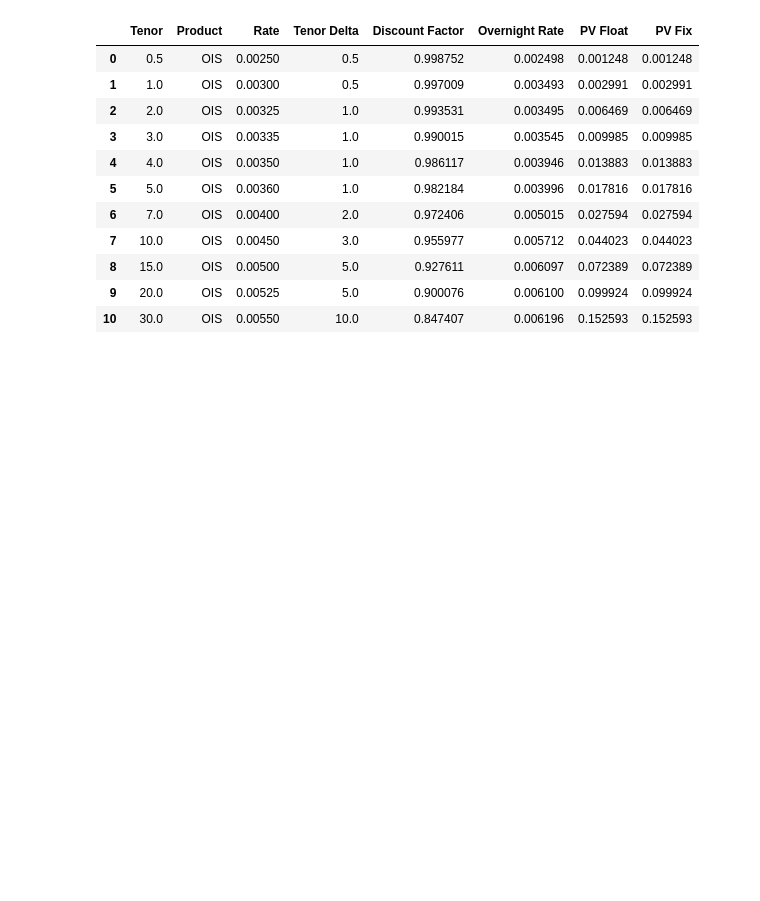
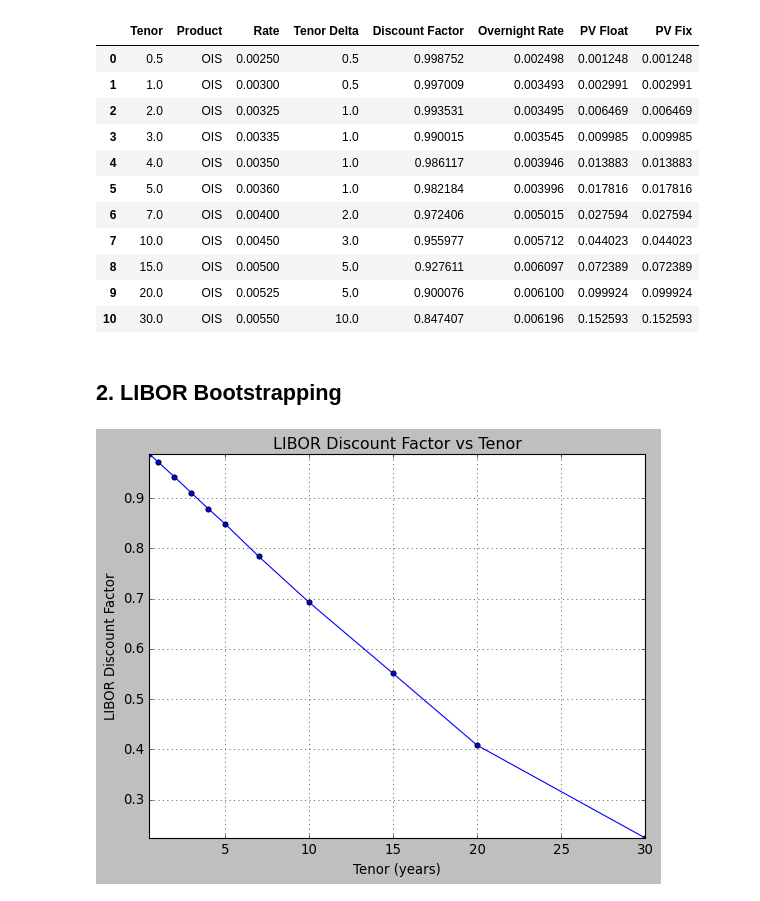
Before and after one commit to andreignatius/fixed-income, a Jupyter notebook: bootstrap_swap_curve/bootstrapping_swap_curve_eko.ipynb, the cells around one changed output. Saved outputs shown, nothing was run; the diff lists cells and outputs as text; code cells hidden in the pictures; blank space fills up the shorter version.

Commit message:
feat(libor discount factor): add libor irs bootstrapping

```diff
--- a/bootstrap_swap_curve/bootstrapping_swap_curve_eko.ipynb
+++ b/bootstrap_swap_curve/bootstrapping_swap_curve_eko.ipynb
@@ -202,7 +231,7 @@ class OISBootstrapping:
                             0, :
                         ]
                         prev_discount_factor_dict[i] = (
-                            self.interpolate_discount_factor_between_tenor(
+                            interpolate_discount_factor_between_tenor(
                                 ois_row_before_i["Discount Factor"],
                                 ois_row_after_i["Discount Factor"],
                                 ois_row_before_i["Tenor"],
@@ -212,7 +241,7 @@ class OISBootstrapping:
                         )
                     else:
                         prev_discount_factor_dict[i] = (
-                            lambda discount_factor, interp_tenor: self.interpolate_discount_factor_between_tenor(
+                            lambda discount_factor, interp_tenor: interpolate_discount_factor_between_tenor(
                                 prev_discount_factor,
                                 discount_factor,
                                 prev_tenor,
@@ -272,31 +301,6 @@ class OISBootstrapping:
             )
             self.df_ois.loc[index, "PV Fix"] = present_value_fixed_func(discount_factor)
 
-    def interpolate_discount_factor_between_tenor(
-        self,
-        prev_discount_factor: float,
-        next_discount_factor: float,
-        prev_tenor: float,
-        next_tenor: float,
-        curr_tenor: float,
-    ) -> float:
-        """This function interpolates the discount factor of a tenor
-        between two different discount factors
-
-        Args:
-            prev_discount_factor (float): previous discount factor
-            next_discount_factor (float): next discount factor
-            prev_tenor (float): previous tenor
-            next_tenor (float): next tenor
-            curr_tenor (float): current tenor
-
-        Returns:
-            float: interpolated discount factor
-        """
-        return prev_discount_factor + (next_discount_factor - prev_discount_factor) * (
-            curr_tenor - prev_tenor
-        ) / (next_tenor - prev_tenor)
-
     def plot_discount_curve(self):
         """This function plots the boostrapped discount curve of the OIS data"""
         plt.style.use("classic")
@@ -331,3 +335,5 @@ df_ois
 | 8 | 15.0 | OIS | 0.00500 | 5.0 | 0.927611 | 0.006097 | 0.072389 | 0.072389 |
 | 9 | 20.0 | OIS | 0.00525 | 5.0 | 0.900076 | 0.006100 | 0.099924 | 0.099924 |
 | 10 | 30.0 | OIS | 0.00550 | 10.0 | 0.847407 | 0.006196 | 0.152593 | 0.152593 |
+# %% [markdown]
+## 2. LIBOR Bootstrapping
@@ -333,0 +560,4 @@ df_ois
+# %%
+libor_bootstrapping = LIBORBootstrapping(file_directory, df_ois, 0.5, 0.5)
+# %% [output]
+[figure, added]
```
Also changed, not shown: parts of 5 cells of this notebook, 1 other file.
